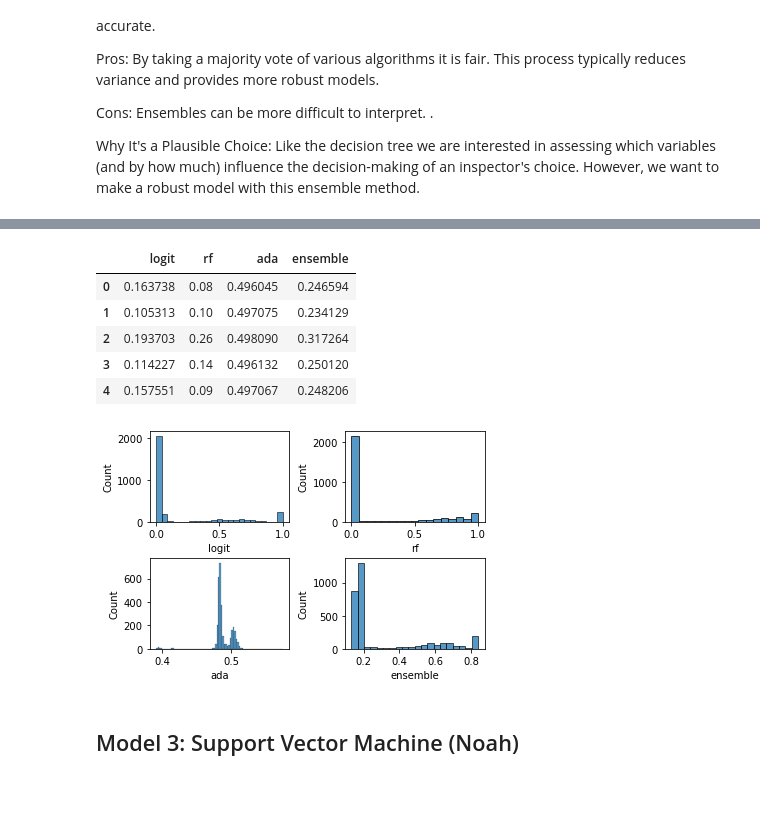
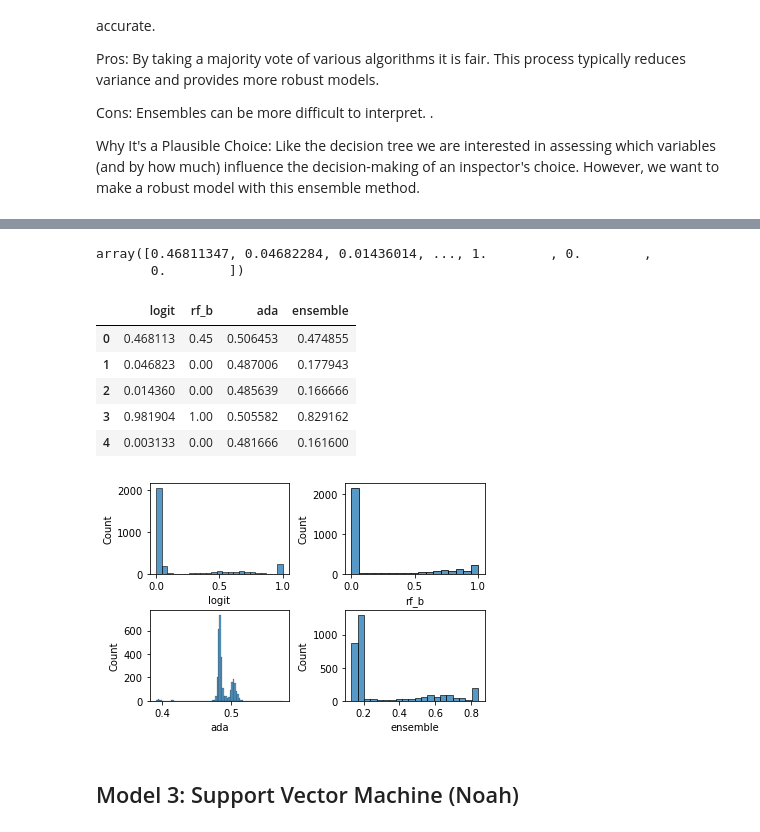
Before and after one commit to stevenherrera24/CSS-Project3-Team5-Fall2022, a Jupyter notebook: Project 3 Students.ipynb, the cells around one changed output, grey strips where cells are left out. Saved outputs shown, nothing was run; the diff lists cells and outputs as text; code cells hidden in the pictures; blank space fills up the shorter version.

```diff
--- a/Project 3 Students.ipynb
+++ b/Project 3 Students.ipynb
@@ -398,7 +403,10 @@ voting_classifier = VotingClassifier(
                         voting = 'soft')
 
 probas = [c.fit(X_train, y_train_binary.ravel()).predict_proba(X_validate)[:,1] for c in (log_reg, rf_classifier, ada_classifier, voting_classifier)]
-np.append(probas,([c.fit(X_train, y_train_ternary.ravel()).predict_proba(X_validate)[:,1] for c in (rf_classifier)]))
+probas = np.append(probas,([c.fit(X_train, y_train_ternary.ravel()).predict_proba(X_validate)[:,1] for c in (rf_classifier)]))
+# %% [output]
+array([0.46811347, 0.04682284, 0.01436014, ..., 1.        , 0.        ,
+       0.        ])
 # %%
 probs_df = pd.DataFrame.from_records(probas).T
 probs_df.rename(columns = {0: 'logit',
@@ -408,26 +416,26 @@ probs_df.rename(columns = {0: 'logit',
                           4: 'rf_t'}, inplace = True)
 probs_df.head()
 # %% [output]
-|  | logit | rf | ada | ensemble |
-| 0 | 0.163738 | 0.08 | 0.496045 | 0.246594 |
-| 1 | 0.105313 | 0.10 | 0.497075 | 0.234129 |
-| 2 | 0.193703 | 0.26 | 0.498090 | 0.317264 |
-| 3 | 0.114227 | 0.14 | 0.496132 | 0.250120 |
-| 4 | 0.157551 | 0.09 | 0.497067 | 0.248206 |
+|  | logit | rf_b | ada | ensemble |
+| 0 | 0.468113 | 0.45 | 0.506453 | 0.474855 |
+| 1 | 0.046823 | 0.00 | 0.487006 | 0.177943 |
+| 2 | 0.014360 | 0.00 | 0.485639 | 0.166666 |
+| 3 | 0.981904 | 1.00 | 0.505582 | 0.829162 |
+| 4 | 0.003133 | 0.00 | 0.481666 | 0.161600 |
 # %%
 fig = plt.figure()
 fig.subplots_adjust(hspace=0.4, wspace=0.4)
 ax = fig.add_subplot(2, 2, 1)
 sns.histplot(probs_df, x = "logit", ax = ax)
 ax = fig.add_subplot(2, 2, 2)
-sns.histplot(probs_df, x = "rf", ax = ax)
+sns.histplot(probs_df, x = "rf_b", ax = ax)
 ax = fig.add_subplot(2, 2, 3)
 sns.histplot(probs_df, x = "ada", ax = ax)
 ax = fig.add_subplot(2, 2, 4)
 sns.histplot(probs_df, x = "ensemble", ax = ax)
 plt.show()
 # %% [output]
-[figure, old version]
+[figure, new version]
 # %% [markdown]
 ## Model 3: Support Vector Machine (Noah)
 # %% [markdown]
```
Also changed, not shown: parts of 17 cells of this notebook.
